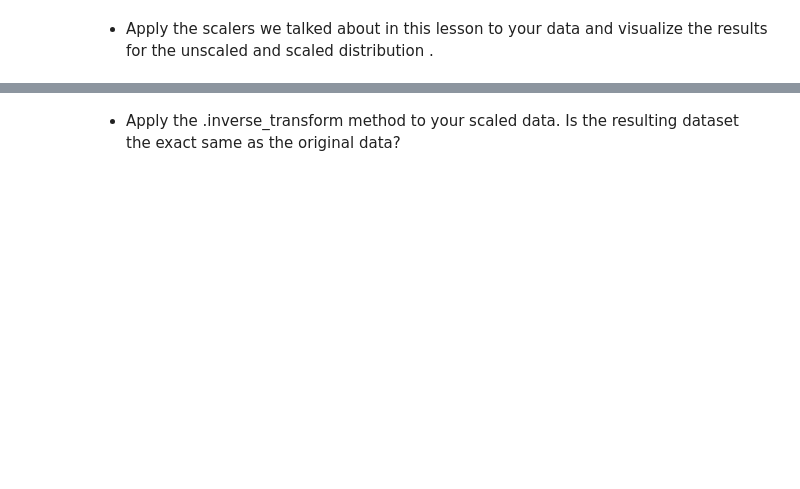
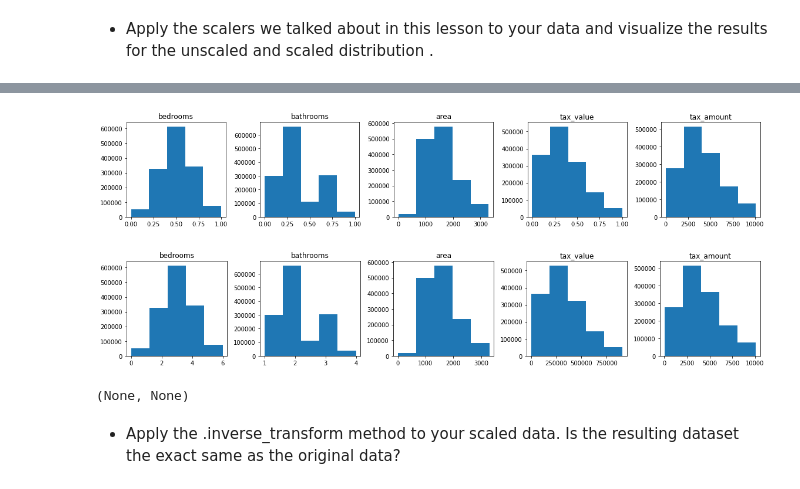
Before and after one commit to JenniferMLewis/regression-exercises, a Jupyter notebook: scaling.ipynb, the cells around one changed output, grey strips where cells are left out. Cells and saved outputs as stored; diff of their text form; code cells hidden in the pictures; blank space fills up the shorter version.

```diff
--- a/scaling.ipynb
+++ b/scaling.ipynb
@@ -35,2 +69,8 @@ train.head()
+# %%
+hist_plot(scaled_train), hist_plot(train)
+# %% [output]
+[figure, added]
+[figure, added]
+(None, None)
 # %% [markdown]
 - Apply the .inverse_transform method to your scaled data. Is the resulting dataset the exact same as the original data?
```
Also changed, not shown: parts of 9 cells of this notebook, 1 other file.
